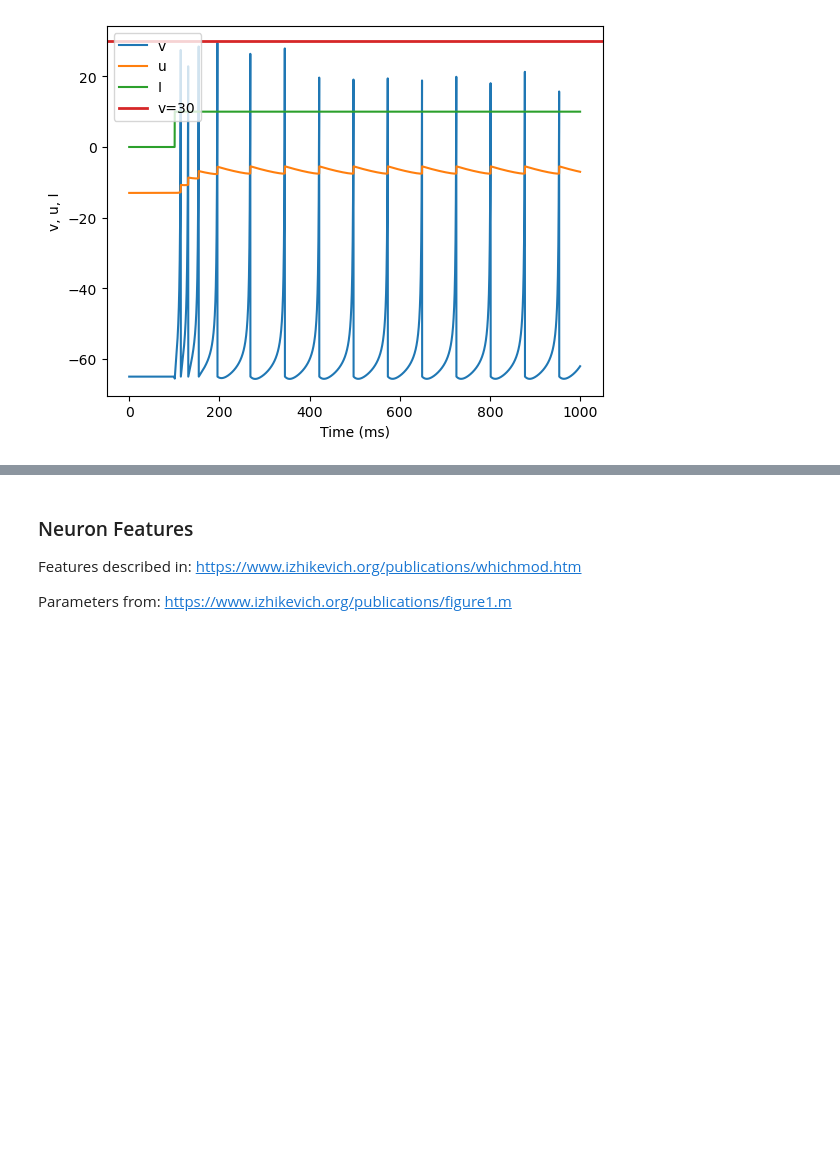
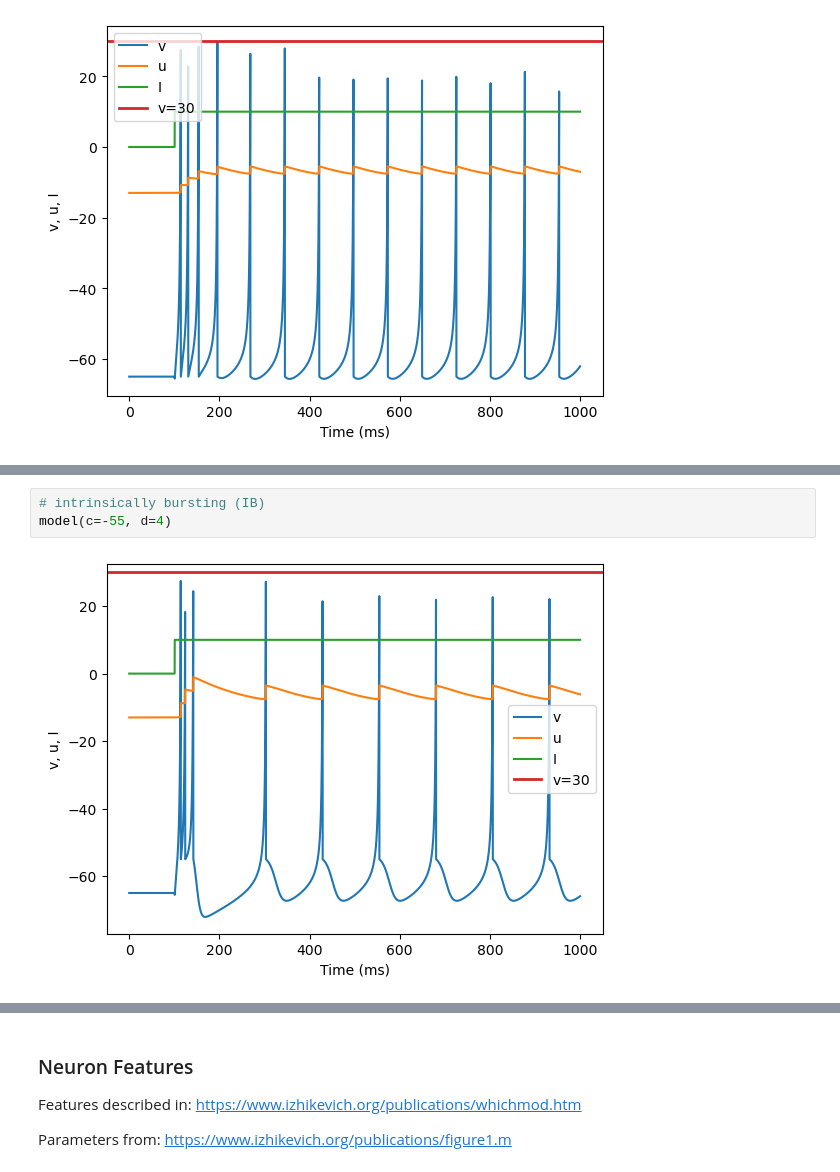
Before and after one commit to y-ng/SYDE-552, a Jupyter notebook: main.ipynb, the cells around one changed output, grey strips where cells are left out. Cells and saved outputs as stored; diff of their text form; blank space fills up the shorter version.

```diff
--- a/main.ipynb
+++ b/main.ipynb
@@ -102,0 +86,5 @@ model()
+# %%
+# intrinsically bursting (IB)
+model(c=-55, d=4)
+# %% [output]
+[figure, added]
```
Also changed, not shown: parts of 10 cells of this notebook.
